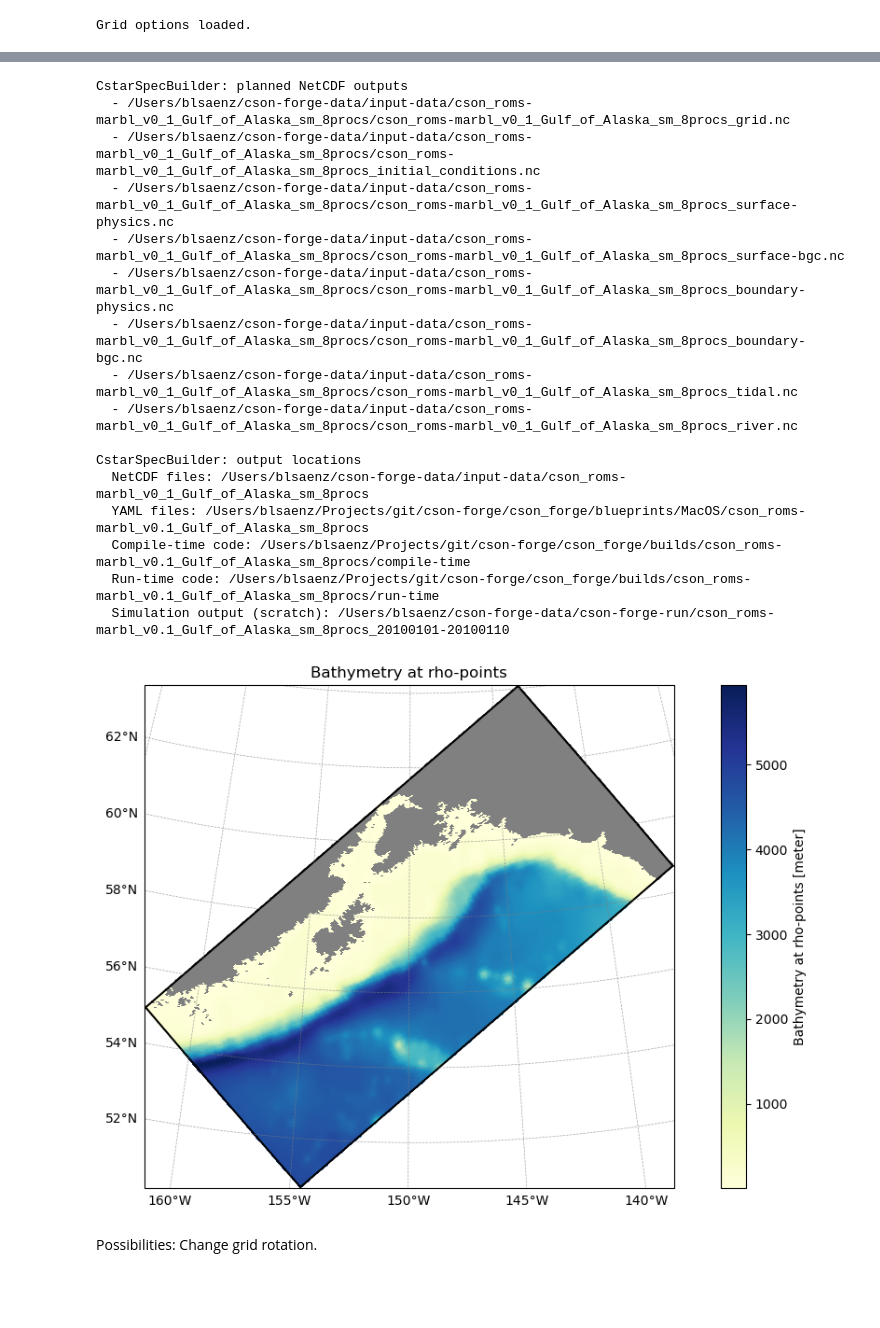
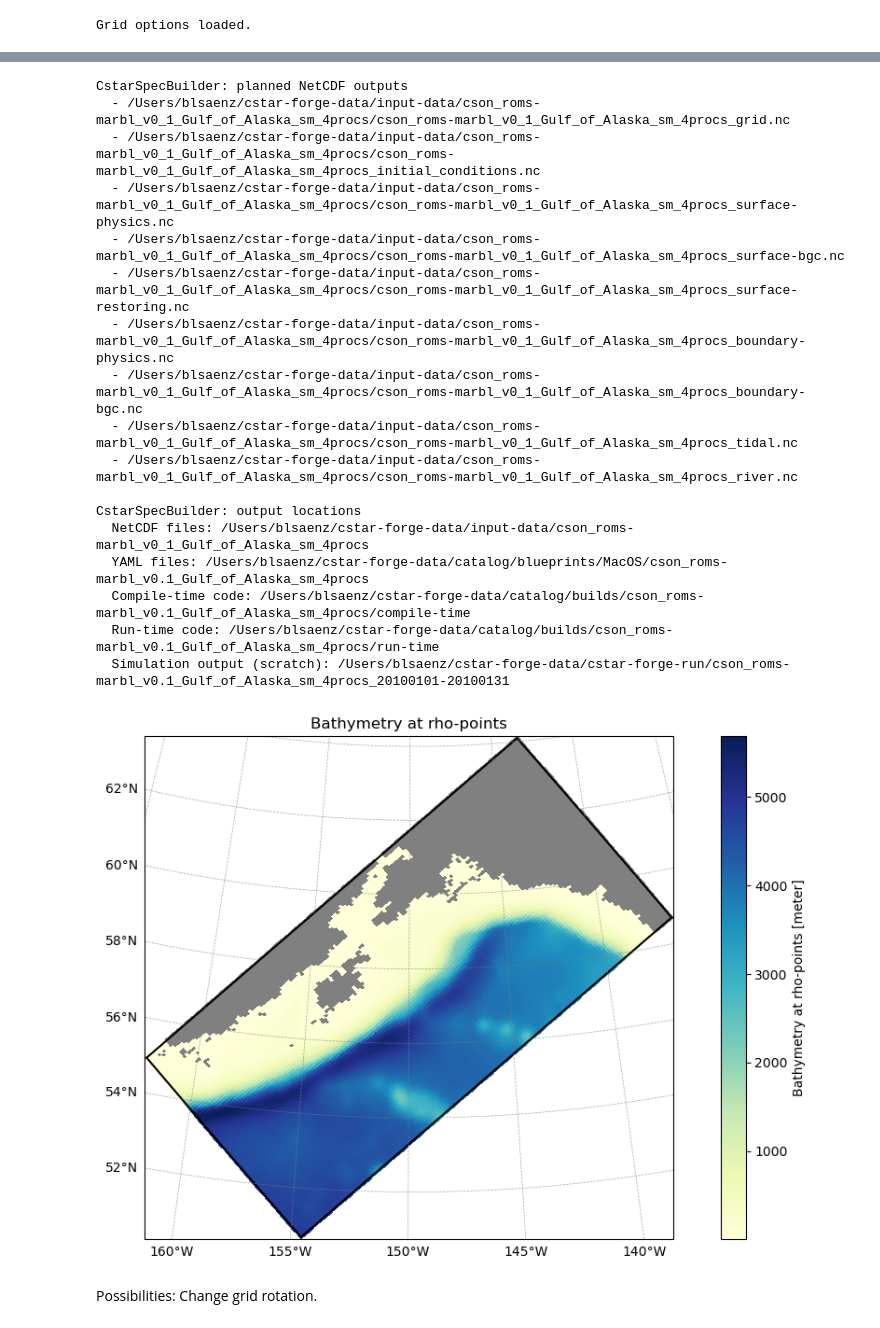
Before and after one commit to CWorthy-ocean/CWorthy-Demo, a Jupyter notebook: C-Star-Introduction-sm.ipynb, the cells around one changed output, grey strips where cells are left out. Cells and saved outputs as stored; diff of their text form; code cells hidden in the pictures; blank space fills up the shorter version.

```diff
--- a/C-Star-Introduction-sm.ipynb
+++ b/C-Star-Introduction-sm.ipynb
@@ -74,8 +135,8 @@ grid_name = "Gulf_of_Alaska_sm"
 grid_settings = dict[str, float](
     # nx=208,              # X-direction grid cells (xi)
     # ny=192,              # Y-direction grid cells (eta)
-    nx=320,              # X-direction grid cells (xi)
-    ny=160,              # Y-direction grid cells (eta)
+    nx=160, #;320,              # X-direction grid cells (xi)
+    ny=80, #160,              # Y-direction grid cells (eta)
     size_x=1460,         # km (longitude direction at ~49N)
     size_y=700,         # km (latitude direction)
     #center_lon=-139.5,
@@ -101,0 +167,14 @@ Grid options loaded.
+# %%
+cdr = rt.CDRForcing(
+    grid=rt.Grid(**grid_settings), # for plotting, could omit
+    start_time=start_time,
+    end_time=end_time,
+    releases=[cdr_tracer_release1,],
+)
+
+cdr.plot_locations()
+#cdr.plot_distribution("my_cdr")
+cdr.plot_tracer_flux("ALK")
+
+# Pass the cdr information as a dict, for now:
+cdr_as_dict = cdr.model_dump()["CDRForcing"]
@@ -109,47 +191,47 @@ These changeable options are passed to the CstarSpecBuilder() object, which will
 # %%
 #Change to roms-tools grid gen, for plotting
 
 # Model setup ------------------------------------------------------------------
 model_spec = "cson_roms-marbl_v0.1"
-start_time = datetime(2010, 1, 1)
-end_time = datetime(2010, 1, 10)
 
 partitioning = {
-    "n_procs_x": 4, # number of partitions in xi (x)
+    "n_procs_x": 2, # number of partitions in xi (x)
     "n_procs_y": 2, # number of partitions in eta (y)
 }
 
 # Initialize CstarSpecBuilder --------------------------------------------------
-ocn = CStar_Forge.CstarSpecBuilder(
+ocn = cstar_forge.CstarSpecBuilder(
     description="GulfOfAlaska_sm",
     model_name=model_spec,
     grid_name=grid_name,
     grid_kwargs=grid_settings,
     open_boundaries=boundaries,
     start_time=start_time,
     end_time=end_time,
     partitioning=partitioning,
-    CDR_forcing=cdr_list,
+    CDR_forcing=cdr_as_dict,
+    #catalog_root = "local"
 )
 
 ocn.grid.plot()
 # %% [output]
 CstarSpecBuilder: planned NetCDF outputs
-  - /Users/blsaenz/cson-forge-data/input-data/cson_roms-marbl_v0_1_Gulf_of_Alaska_sm_8procs/cson_roms-marbl_v0_1_Gulf_of_Alaska_sm_8procs_grid.nc
-  - /Users/blsaenz/cson-forge-data/input-data/cson_roms-marbl_v0_1_Gulf_of_Alaska_sm_8procs/cson_roms-marbl_v0_1_Gulf_of_Alaska_sm_8procs_initial_conditions.nc
-  - /Users/blsaenz/cson-forge-data/input-data/cson_roms-marbl_v0_1_Gulf_of_Alaska_sm_8procs/cson_roms-marbl_v0_1_Gulf_of_Alaska_sm_8procs_surface-physics.nc
-  - /Users/blsaenz/cson-forge-data/input-data/cson_roms-marbl_v0_1_Gulf_of_Alaska_sm_8procs/cson_roms-marbl_v0_1_Gulf_of_Alaska_sm_8procs_surface-bgc.nc
-  - /Users/blsaenz/cson-forge-data/input-data/cson_roms-marbl_v0_1_Gulf_of_Alaska_sm_8procs/cson_roms-marbl_v0_1_Gulf_of_Alaska_sm_8procs_boundary-physics.nc
-  - /Users/blsaenz/cson-forge-data/input-data/cson_roms-marbl_v0_1_Gulf_of_Alaska_sm_8procs/cson_roms-marbl_v0_1_Gulf_of_Alaska_sm_8procs_boundary-bgc.nc
-  - /Users/blsaenz/cson-forge-data/input-data/cson_roms-marbl_v0_1_Gulf_of_Alaska_sm_8procs/cson_roms-marbl_v0_1_Gulf_of_Alaska_sm_8procs_tidal.nc
-  - /Users/blsaenz/cson-forge-data/input-data/cson_roms-marbl_v0_1_Gulf_of_Alaska_sm_8procs/cson_roms-marbl_v0_1_Gulf_of_Alaska_sm_8procs_river.nc
+  - /Users/blsaenz/cstar-forge-data/input-data/cson_roms-marbl_v0_1_Gulf_of_Alaska_sm_4procs/cson_roms-marbl_v0_1_Gulf_of_Alaska_sm_4procs_grid.nc
+  - /Users/blsaenz/cstar-forge-data/input-data/cson_roms-marbl_v0_1_Gulf_of_Alaska_sm_4procs/cson_roms-marbl_v0_1_Gulf_of_Alaska_sm_4procs_initial_conditions.nc
+  - /Users/blsaenz/cstar-forge-data/input-data/cson_roms-marbl_v0_1_Gulf_of_Alaska_sm_4procs/cson_roms-marbl_v0_1_Gulf_of_Alaska_sm_4procs_surface-physics.nc
+  - /Users/blsaenz/cstar-forge-data/input-data/cson_roms-marbl_v0_1_Gulf_of_Alaska_sm_4procs/cson_roms-marbl_v0_1_Gulf_of_Alaska_sm_4procs_surface-bgc.nc
+  - /Users/blsaenz/cstar-forge-data/input-data/cson_roms-marbl_v0_1_Gulf_of_Alaska_sm_4procs/cson_roms-marbl_v0_1_Gulf_of_Alaska_sm_4procs_surface-restoring.nc
+  - /Users/blsaenz/cstar-forge-data/input-data/cson_roms-marbl_v0_1_Gulf_of_Alaska_sm_4procs/cson_roms-marbl_v0_1_Gulf_of_Alaska_sm_4procs_boundary-physics.nc
+  - /Users/blsaenz/cstar-forge-data/input-data/cson_roms-marbl_v0_1_Gulf_of_Alaska_sm_4procs/cson_roms-marbl_v0_1_Gulf_of_Alaska_sm_4procs_boundary-bgc.nc
+  - /Users/blsaenz/cstar-forge-data/input-data/cson_roms-marbl_v0_1_Gulf_of_Alaska_sm_4procs/cson_roms-marbl_v0_1_Gulf_of_Alaska_sm_4procs_tidal.nc
+  - /Users/blsaenz/cstar-forge-data/input-data/cson_roms-marbl_v0_1_Gulf_of_Alaska_sm_4procs/cson_roms-marbl_v0_1_Gulf_of_Alaska_sm_4procs_river.nc
 
 CstarSpecBuilder: output locations
-  NetCDF files: /Users/blsaenz/cson-forge-data/input-data/cson_roms-marbl_v0_1_Gulf_of_Alaska_sm_8procs
-  YAML files: /Users/blsaenz/Projects/git/cson-forge/cson_forge/blueprints/MacOS/cson_roms-marbl_v0.1_Gulf_of_Alaska_sm_8procs
-  Compile-time code: /Users/blsaenz/Projects/git/cson-forge/cson_forge/builds/cson_roms-marbl_v0.1_Gulf_of_Alaska_sm_8procs/compile-time
-  Run-time code: /Users/blsaenz/Projects/git/cson-forge/cson_forge/builds/cson_roms-marbl_v0.1_Gulf_of_Alaska_sm_8procs/run-time
-  Simulation output (scratch): /Users/blsaenz/cson-forge-data/cson-forge-run/cson_roms-marbl_v0.1_Gulf_of_Alaska_sm_8procs_20100101-20100110
+  NetCDF files: /Users/blsaenz/cstar-forge-data/input-data/cson_roms-marbl_v0_1_Gulf_of_Alaska_sm_4procs
+  YAML files: /Users/blsaenz/cstar-forge-data/catalog/blueprints/MacOS/cson_roms-marbl_v0.1_Gulf_of_Alaska_sm_4procs
+  Compile-time code: /Users/blsaenz/cstar-forge-data/catalog/builds/cson_roms-marbl_v0.1_Gulf_of_Alaska_sm_4procs/compile-time
+  Run-time code: /Users/blsaenz/cstar-forge-data/catalog/builds/cson_roms-marbl_v0.1_Gulf_of_Alaska_sm_4procs/run-time
+  Simulation output (scratch): /Users/blsaenz/cstar-forge-data/cstar-forge-run/cson_roms-marbl_v0.1_Gulf_of_Alaska_sm_4procs_20100101-20100131
-[figure, old version]
+[figure, new version]
 # %% [markdown]
 Possibilities:  Change grid rotation.
```
Also changed, not shown: parts of 26 cells of this notebook, 19 other files.
